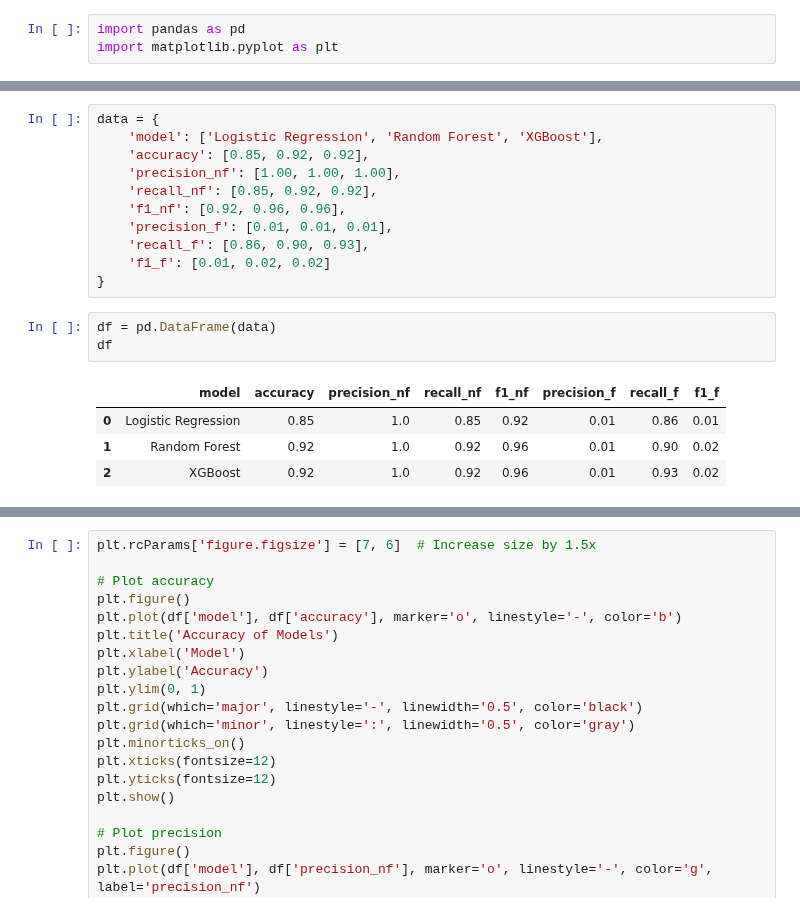
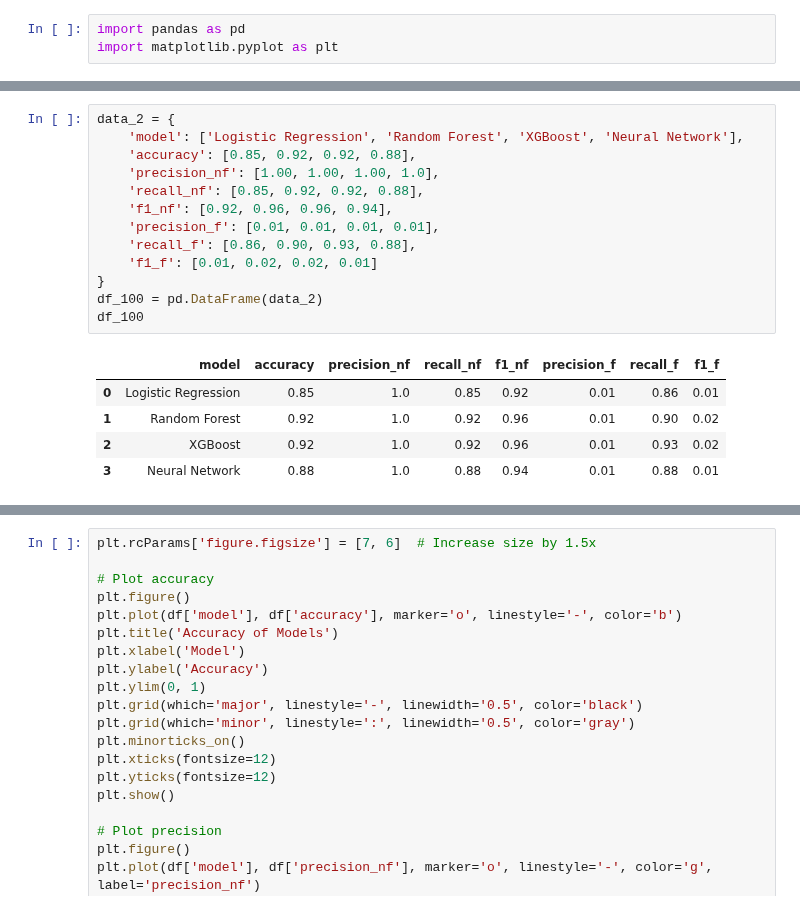
Before and after one commit to wrube/Project_4_Group_2, a Jupyter notebook: analysis.ipynb, the cells around one changed output, grey strips where cells are left out. Drawn from its saved outputs; the diff is of its cells as text.

```diff
--- a/analysis.ipynb
+++ b/analysis.ipynb
@@ -34,19 +50,19 @@ In conclusion, if the model you value is for finding incidences of fraud, the XG
 # %%
-data = {
-    'model': ['Logistic Regression', 'Random Forest', 'XGBoost'],
-    'accuracy': [0.85, 0.92, 0.92],
-    'precision_nf': [1.00, 1.00, 1.00],
-    'recall_nf': [0.85, 0.92, 0.92],
-    'f1_nf': [0.92, 0.96, 0.96],
-    'precision_f': [0.01, 0.01, 0.01],
-    'recall_f': [0.86, 0.90, 0.93],
-    'f1_f': [0.01, 0.02, 0.02]
+data_2 = {
+    'model': ['Logistic Regression', 'Random Forest', 'XGBoost', 'Neural Network'],
+    'accuracy': [0.85, 0.92, 0.92, 0.88],
+    'precision_nf': [1.00, 1.00, 1.00, 1.0],
+    'recall_nf': [0.85, 0.92, 0.92, 0.88],
+    'f1_nf': [0.92, 0.96, 0.96, 0.94],
+    'precision_f': [0.01, 0.01, 0.01, 0.01],
+    'recall_f': [0.86, 0.90, 0.93, 0.88],
+    'f1_f': [0.01, 0.02, 0.02, 0.01]
 }
+df_100 = pd.DataFrame(data_2)
+df_100
+# %% [output]
+|  | model | accuracy | precision_nf | recall_nf | f1_nf | precision_f | recall_f | f1_f |
+| 0 | Logistic Regression | 0.85 | 1.0 | 0.85 | 0.92 | 0.01 | 0.86 | 0.01 |
+| 1 | Random Forest | 0.92 | 1.0 | 0.92 | 0.96 | 0.01 | 0.90 | 0.02 |
+| 2 | XGBoost | 0.92 | 1.0 | 0.92 | 0.96 | 0.01 | 0.93 | 0.02 |
+| 3 | Neural Network | 0.88 | 1.0 | 0.88 | 0.94 | 0.01 | 0.88 | 0.01 |
-# %%
-df = pd.DataFrame(data)
-df
-# %% [output]
-|  | model | accuracy | precision_nf | recall_nf | f1_nf | precision_f | recall_f | f1_f |
-| 0 | Logistic Regression | 0.85 | 1.0 | 0.85 | 0.92 | 0.01 | 0.86 | 0.01 |
-| 1 | Random Forest | 0.92 | 1.0 | 0.92 | 0.96 | 0.01 | 0.90 | 0.02 |
-| 2 | XGBoost | 0.92 | 1.0 | 0.92 | 0.96 | 0.01 | 0.93 | 0.02 |
```
Also changed, not shown: parts of 5 cells of this notebook.
